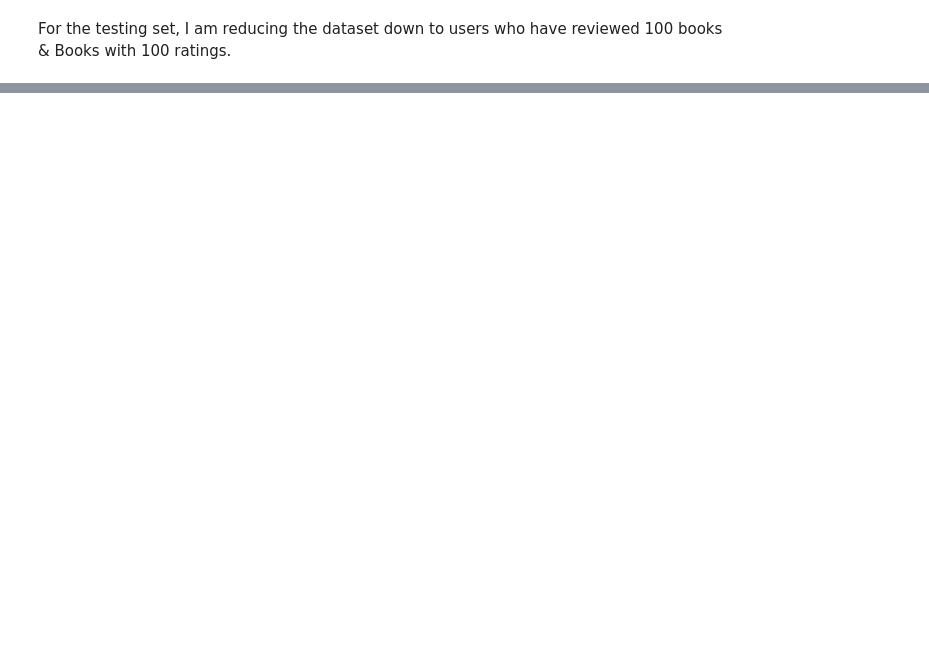
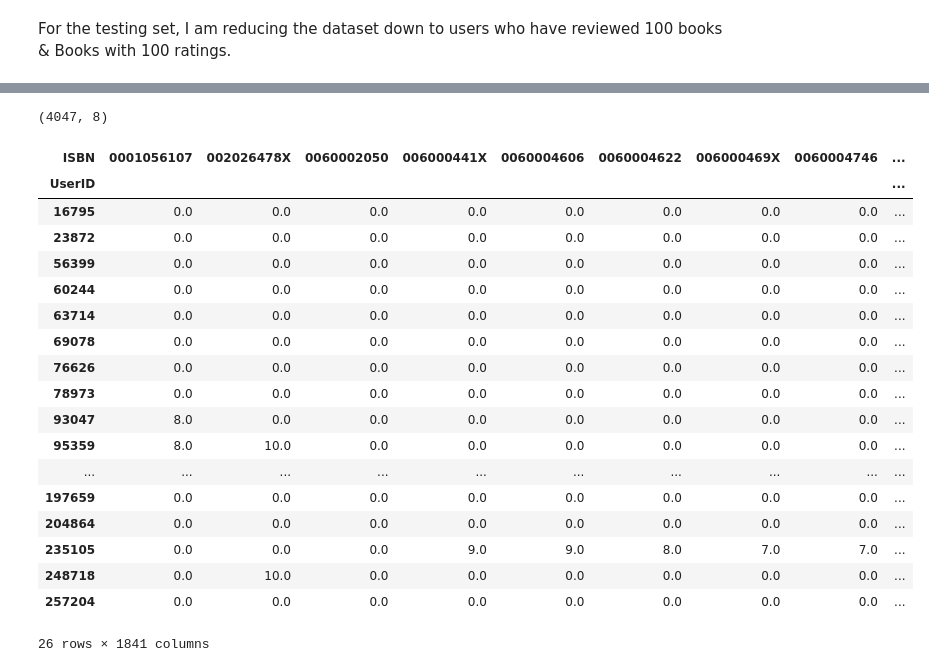
Before and after one commit to wristi/Book-Recommender-System-Challenge, a Jupyter notebook: Project_Code/Recommender System.ipynb, the cells around one changed output, grey strips where cells are left out. Saved outputs shown, nothing was run; the diff lists cells and outputs as text; code cells hidden in the pictures; blank space fills up the shorter version.

```diff
--- a/Project_Code/Recommender System.ipynb
+++ b/Project_Code/Recommender System.ipynb
@@ -24,4 +24,10 @@ books = pd.read_csv('BX_Books.csv', encoding='ISO-8859–1',on_bad_lines='skip',
 users = pd.read_csv('BX-Users.csv', encoding='ISO-8859–1',on_bad_lines='skip',quotechar='"',sep=";",escapechar= "\\")
 # %%
-ratings.head()
+#print(ratings.shape)
+ratings.columns
+ratings = ratings.rename(columns={"User-ID": "UserID", "Book-Rating": "BookRating", "Book-Author": "BookAuthor", "Book-Title": "BookTitle","Year-Of-Publication": "PublicationYear"})
+
+
+#print(books.shape)
+#print(users.shape)
 # %% [output]
@@ -34,22 +46,18 @@ ratings.head()
 # %%
 #remove implicit data
-drop_duplicate_ratings = ratings.drop_duplicates()
+drop_duplicate_ratings = ratings.drop_duplicates().dropna()
 explicit_book_ratings = drop_duplicate_ratings[drop_duplicate_ratings['Book-Rating'] > 0]
 
 
 #merge Users and Ratings dataset
-reviews_and_users = pd.merge(left=explicit_book_ratings,right= books, how = 'inner').merge(users, how = 'inner')
+reviews_and_users = pd.merge(left=explicit_book_ratings,right= books, how = 'inner').merge(users.dropna(), how = 'inner')
 reviews_and_users = reviews_and_users.drop_duplicates()
 
 #Dataset Cleaning
-reviews_and_users = reviews_and_users.drop(columns = ['Location'])
-reviews_and_users = reviews_and_users.rename(columns={"User-ID": "User ID", "Book-Rating": "Book Rating", "Book-Author": "Book Author", "Book-Title": "Book Title","Year-Of-Publication": "Publication Year"})
-reviews_and_users['Book Author'] = reviews_and_users['Book Author'].str.title()
+reviews_and_users = reviews_and_users.drop(columns = ['Location','Image-URL-S','Image-URL-M','Image-URL-L'])
+reviews_and_users = reviews_and_users.rename(columns={"User-ID": "UserID", "Book-Rating": "BookRating", "Book-Author": "BookAuthor", "Book-Title": "BookTitle","Year-Of-Publication": "PublicationYear"})
+reviews_and_users['BookAuthor'] = reviews_and_users['BookAuthor'].str.title()
 # %% [markdown]
 For the testing set, I am reducing the dataset down to users who have reviewed 100 books & Books with 100 ratings.
 # %%
-counts = reviews_and_users["User ID"].value_counts()
-ratings = reviews_and_users[reviews_and_users["User ID"].isin(counts[counts>= 100 ].index)]
-
-counts2 = reviews_and_users["Book Rating"].value_counts()
-ratings = reviews_and_users[reviews_and_users["Book Rating"].isin(counts[counts>= 100 ].index)]
+reviews_and_users
@@ -84,0 +78,38 @@ ratings_matrix = ratings_matrix.astype(np.int32)
+# %%
+def popular_ratings(ratings, user_threshold=200, rating_threshold=200, book_threshold=1):
+    counts_users = ratings.UserID.value_counts()
+    counts_ratings = ratings.BookRating.value_counts()
+    sample_ratings = ratings[ratings['UserID'].isin(counts_users[counts_users >= user_threshold].index)]
+    sample_ratings = sample_ratings[ratings['BookRating'].isin(counts_ratings[counts_ratings >= rating_threshold].index)]
+    isbn_group = sample_ratings.groupby('ISBN', as_index=False)['BookRating'].count()
+    sample_ratings = sample_ratings[sample_ratings.ISBN.isin(list(isbn_group[isbn_group.BookRating > book_threshold].ISBN.values))]
+    return sample_ratings
+# %%
+sampled_ratings = popular_ratings(reviews_and_users, user_threshold=400, rating_threshold=400, book_threshold=1)
+rating_matrix = sampled_ratings.pivot(index='UserID',
+                                         columns='ISBN',
+                                         values= 'BookRating').fillna(0)
+print(sampled_ratings.shape)
+
+rating_matrix
+# %% [output]
+(4047, 8)
+| ISBN | 0001056107 | 002026478X | 0060002050 | 006000441X | 0060004606 | 0060004622 | 006000469X | 0060004746 | ... |
+| UserID |  |  |  |  |  |  |  |  | ... |
+| 16795 | 0.0 | 0.0 | 0.0 | 0.0 | 0.0 | 0.0 | 0.0 | 0.0 | ... |
+| 23872 | 0.0 | 0.0 | 0.0 | 0.0 | 0.0 | 0.0 | 0.0 | 0.0 | ... |
+| 56399 | 0.0 | 0.0 | 0.0 | 0.0 | 0.0 | 0.0 | 0.0 | 0.0 | ... |
+| 60244 | 0.0 | 0.0 | 0.0 | 0.0 | 0.0 | 0.0 | 0.0 | 0.0 | ... |
+| 63714 | 0.0 | 0.0 | 0.0 | 0.0 | 0.0 | 0.0 | 0.0 | 0.0 | ... |
+| 69078 | 0.0 | 0.0 | 0.0 | 0.0 | 0.0 | 0.0 | 0.0 | 0.0 | ... |
+| 76626 | 0.0 | 0.0 | 0.0 | 0.0 | 0.0 | 0.0 | 0.0 | 0.0 | ... |
+| 78973 | 0.0 | 0.0 | 0.0 | 0.0 | 0.0 | 0.0 | 0.0 | 0.0 | ... |
+| 93047 | 8.0 | 0.0 | 0.0 | 0.0 | 0.0 | 0.0 | 0.0 | 0.0 | ... |
+| 95359 | 8.0 | 10.0 | 0.0 | 0.0 | 0.0 | 0.0 | 0.0 | 0.0 | ... |
+| ... | ... | ... | ... | ... | ... | ... | ... | ... | ... |
+| 197659 | 0.0 | 0.0 | 0.0 | 0.0 | 0.0 | 0.0 | 0.0 | 0.0 | ... |
+| 204864 | 0.0 | 0.0 | 0.0 | 0.0 | 0.0 | 0.0 | 0.0 | 0.0 | ... |
+| 235105 | 0.0 | 0.0 | 0.0 | 9.0 | 9.0 | 8.0 | 7.0 | 7.0 | ... |
+| 248718 | 0.0 | 10.0 | 0.0 | 0.0 | 0.0 | 0.0 | 0.0 | 0.0 | ... |
+| 257204 | 0.0 | 0.0 | 0.0 | 0.0 | 0.0 | 0.0 | 0.0 | 0.0 | ... |
+26 rows × 1841 columns
```
Also changed, not shown: parts of 22 cells of this notebook, 6 other files.
